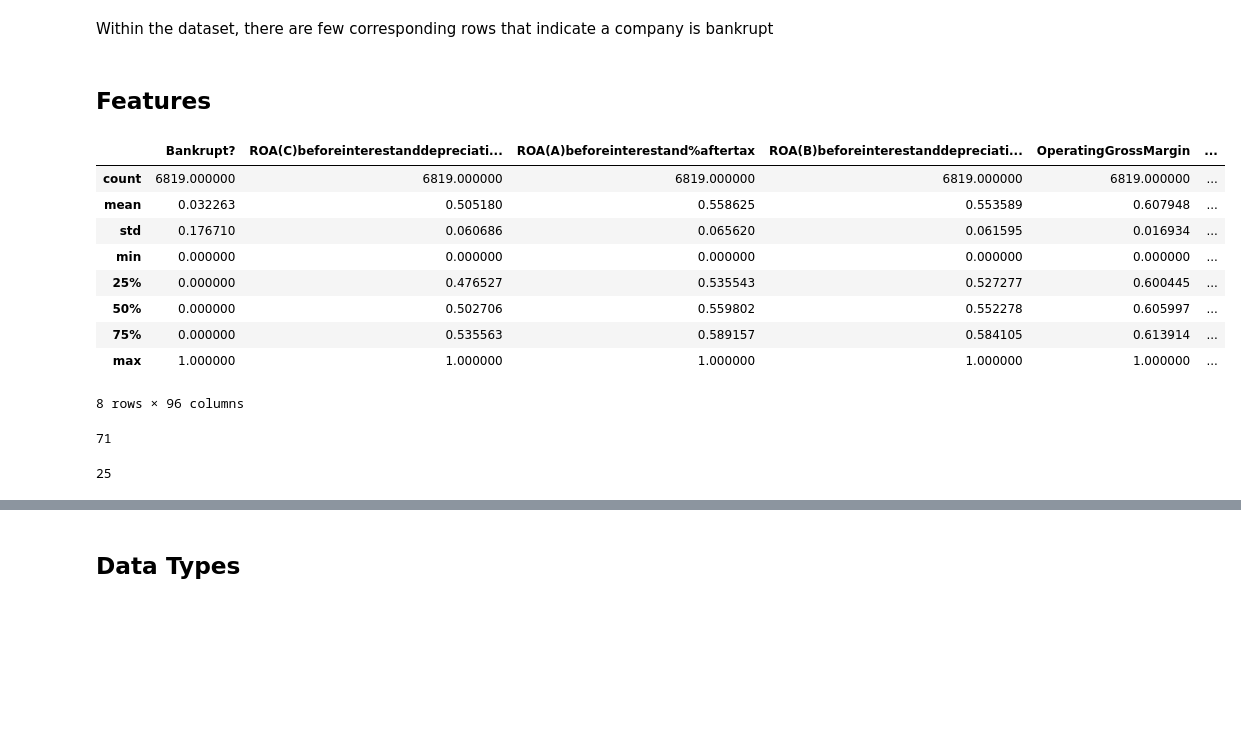
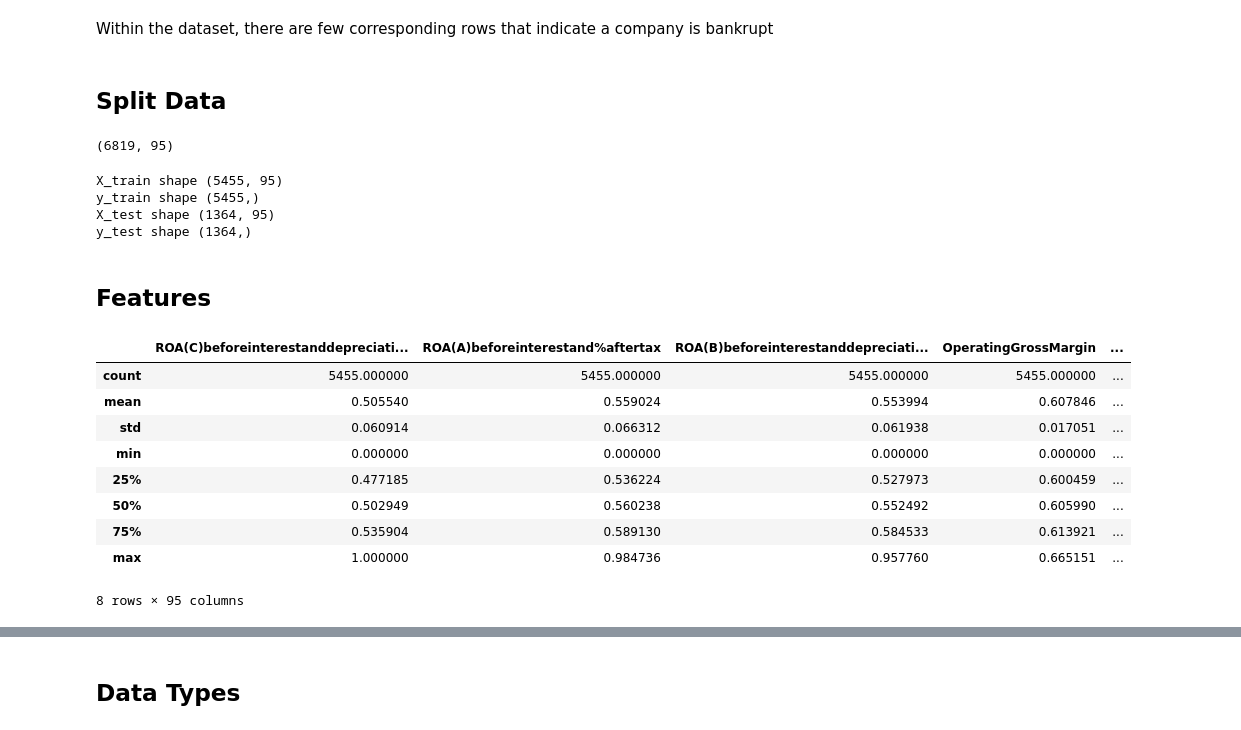
Before and after one commit to oimartin/company_bankruptcy_predictions, a Jupyter notebook: Notebook_bankrupt.ipynb, the cells around one changed output, grey strips where cells are left out. Cells and saved outputs as stored; diff of their text form; code cells hidden in the pictures; blank space fills up the shorter version.

```diff
--- a/Notebook_bankrupt.ipynb
+++ b/Notebook_bankrupt.ipynb
@@ -97,35 +98,38 @@ plt.show()
 [figure]
 # %% [markdown]
 Within the dataset, there are few corresponding rows that indicate a company is bankrupt
+# %% [markdown]
+## Split Data
+# %%
+bankrupt = data['Bankrupt?'].copy()
+data = data.drop(columns='Bankrupt?')
+data.shape
+# %% [output]
+(6819, 95)
+# %%
+X_train, X_test, y_train, y_test = train_test_split(data, bankrupt, test_size=0.2, random_state=100)
+
+print(f'''X_train shape {X_train.shape}
+y_train shape {y_train.shape}
+X_test shape {X_test.shape}
+y_test shape {y_test.shape}''')
+# %% [output]
+X_train shape (5455, 95)
+y_train shape (5455,)
+X_test shape (1364, 95)
+y_test shape (1364,)
 # %% [markdown]
 ## Features
 # %%
-data.describe()
+X_train.describe()
 # %% [output]
-|  | Bankrupt? | ROA(C)beforeinterestanddepreciati... | ROA(A)beforeinterestand%aftertax | ROA(B)beforeinterestanddepreciati... | OperatingGrossMargin | ... |
-| count | 6819.000000 | 6819.000000 | 6819.000000 | 6819.000000 | 6819.000000 | ... |
-| mean | 0.032263 | 0.505180 | 0.558625 | 0.553589 | 0.607948 | ... |
-| std | 0.176710 | 0.060686 | 0.065620 | 0.061595 | 0.016934 | ... |
-| min | 0.000000 | 0.000000 | 0.000000 | 0.000000 | 0.000000 | ... |
-| 25% | 0.000000 | 0.476527 | 0.535543 | 0.527277 | 0.600445 | ... |
-| 50% | 0.000000 | 0.502706 | 0.559802 | 0.552278 | 0.605997 | ... |
-| 75% | 0.000000 | 0.535563 | 0.589157 | 0.584105 | 0.613914 | ... |
-| max | 1.000000 | 1.000000 | 1.000000 | 1.000000 | 1.000000 | ... |
+|  | ROA(C)beforeinterestanddepreciati... | ROA(A)beforeinterestand%aftertax | ROA(B)beforeinterestanddepreciati... | OperatingGrossMargin | ... |
+| count | 5455.000000 | 5455.000000 | 5455.000000 | 5455.000000 | ... |
+| mean | 0.505540 | 0.559024 | 0.553994 | 0.607846 | ... |
+| std | 0.060914 | 0.066312 | 0.061938 | 0.017051 | ... |
+| min | 0.000000 | 0.000000 | 0.000000 | 0.000000 | ... |
+| 25% | 0.477185 | 0.536224 | 0.527973 | 0.600459 | ... |
+| 50% | 0.502949 | 0.560238 | 0.552492 | 0.605990 | ... |
+| 75% | 0.535904 | 0.589130 | 0.584533 | 0.613921 | ... |
+| max | 1.000000 | 0.984736 | 0.957760 | 0.665151 | ... |
-8 rows × 96 columns
+8 rows × 95 columns
-# %%
-# Find columns that are binary and other columns with wide ranges
-min0_max1 = []
-addtl_col = []
-for column in data.columns:
-  min = data[column].describe()[3]
-  max = data[column].describe()[7]
-  if (min == 0) and (max == 1):
-    min0_max1.append(column)
-  else:
-    addtl_col.append(column)
-
-display(len(min0_max1))
-display(len(addtl_col))
-# %% [output]
-71
-25
```
Also changed, not shown: parts of 45 cells of this notebook.
